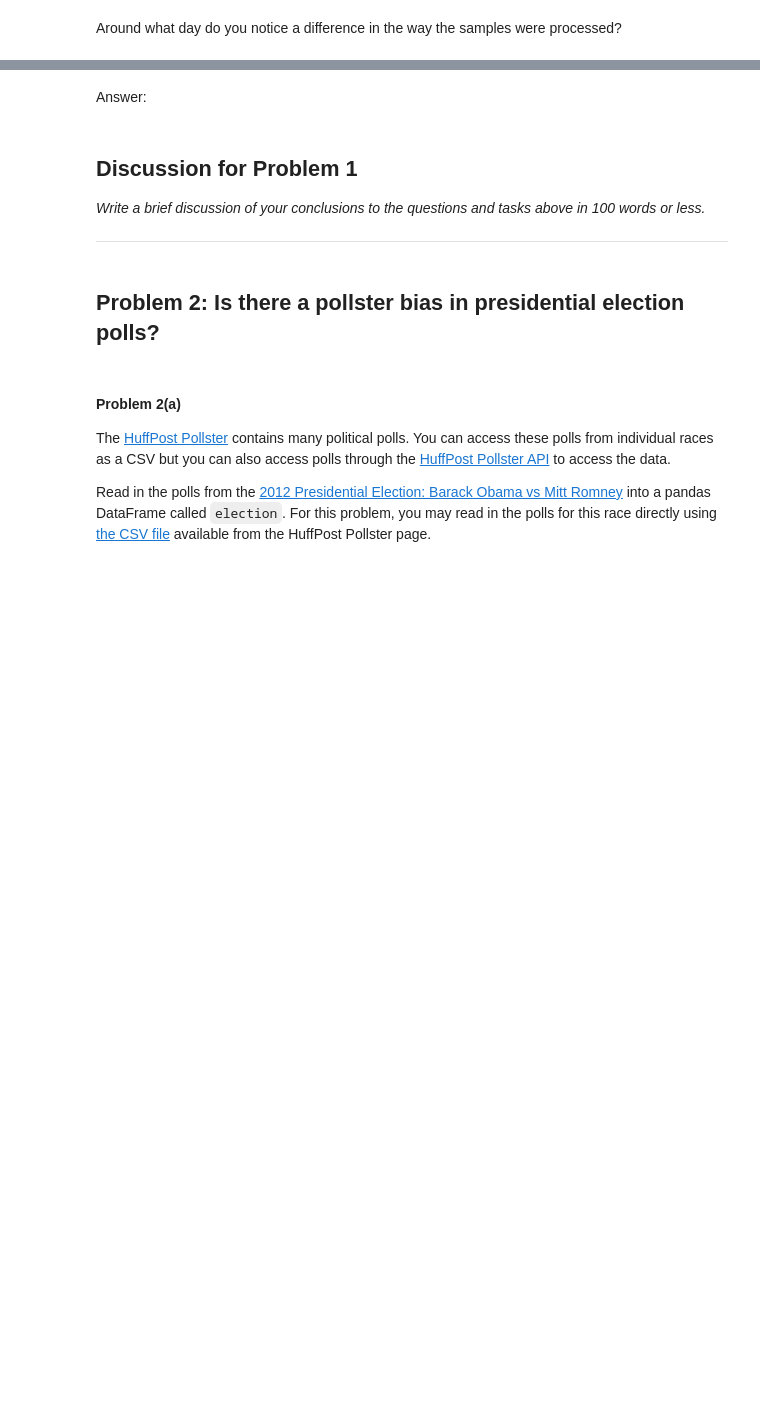
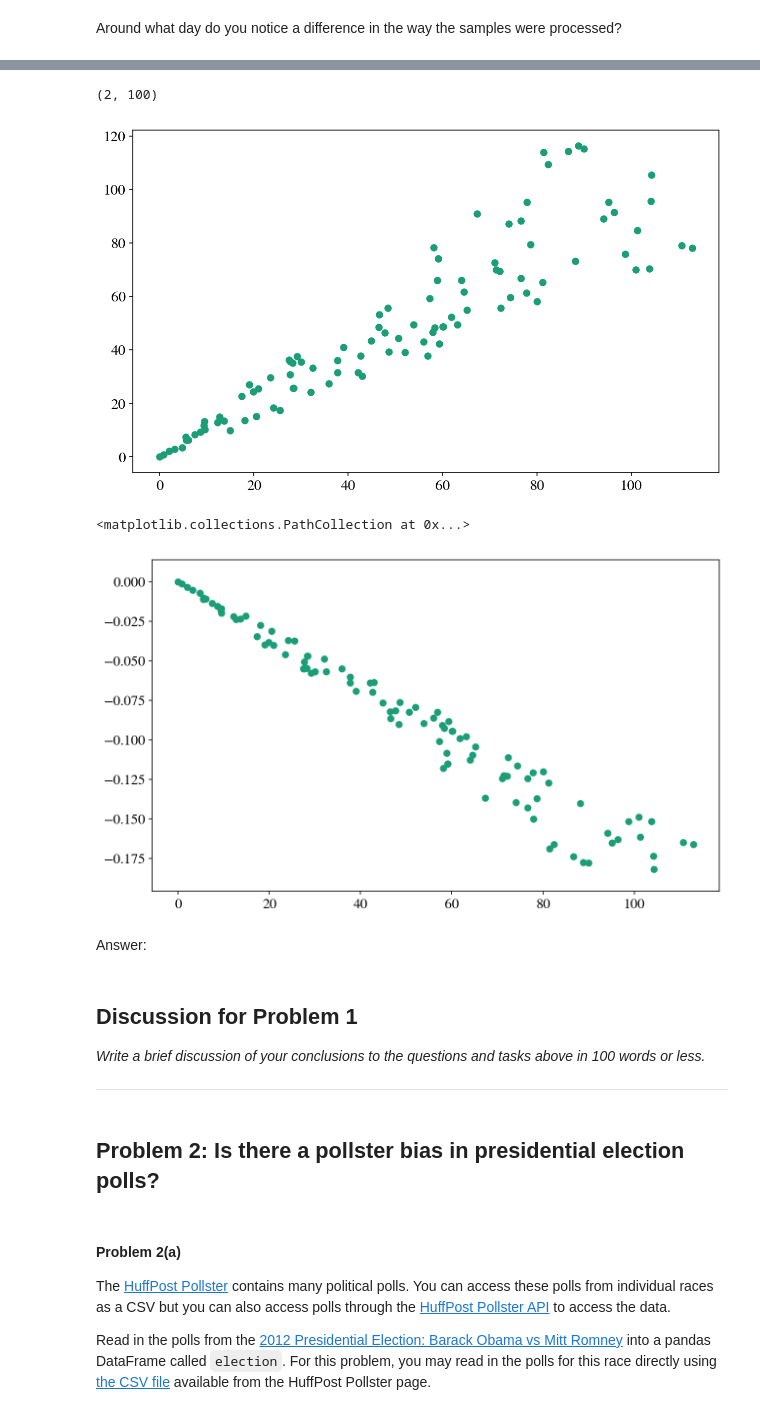
Before and after one commit to ShichengChen/cs109, a Jupyter notebook: 2014-master/homework/HW2.ipynb, the cells around one changed output, grey strips where cells are left out. Cells and saved outputs as stored; diff of their text form; code cells hidden in the pictures; blank space fills up the shorter version.

```diff
--- a/2014-master/homework/HW2.ipynb
+++ b/2014-master/homework/HW2.ipynb
@@ -46,6 +46,28 @@ import pandas as pd # pandas
 import matplotlib.pyplot as plt # module for plotting
 import datetime as dt # module for manipulating dates and times
 import numpy.linalg as lin # module for performing linear algebra operations
+# %%
+# special matplotlib argument for improved plots
+from matplotlib import rcParams
+
+#colorbrewer2 Dark2 qualitative color table
+dark2_colors = [(0.10588235294117647, 0.6196078431372549, 0.4666666666666667),
+                (0.8509803921568627, 0.37254901960784315, 0.00784313725490196),
+                (0.4588235294117647, 0.4392156862745098, 0.7019607843137254),
+                (0.9058823529411765, 0.1607843137254902, 0.5411764705882353),
+                (0.4, 0.6509803921568628, 0.11764705882352941),
+                (0.9019607843137255, 0.6705882352941176, 0.00784313725490196),
+                (0.6509803921568628, 0.4627450980392157, 0.11372549019607843)]
+
+rcParams['figure.figsize'] = (10, 6)
+rcParams['figure.dpi'] = 150
+rcParams['axes.color_cycle'] = dark2_colors
+rcParams['lines.linewidth'] = 2
+rcParams['axes.facecolor'] = 'white'
+rcParams['font.size'] = 14
+rcParams['patch.edgecolor'] = 'white'
+rcParams['patch.facecolor'] = dark2_colors[0]
+rcParams['font.family'] = 'StixGeneral'
 # %% [markdown]
 ## Problem 1
 
@@ -132,3 +297,19 @@ Around what day do you notice a difference in the way the samples were processed
+# %%
+from numpy import *
+a = np.arange(100) + (np.random.random(100) - 0.5) * np.arange(0,50,0.5)
+b = np.arange(100) + (np.random.random(100) - 0.5) * np.arange(0,50,0.5)
+c = array([a,b])
+print c.shape
+u,s,vt = np.linalg.svd(c)
+v = vt.T
+plt.scatter(a,b)
+plt.show()
+plt.scatter(a,v[:,0])
+# %% [output]
+(2, 100)
+[figure, added]
+<matplotlib.collections.PathCollection at 0x...>
+[figure, added]
 # %% [markdown]
 Answer:
 # %% [markdown]
```
Also changed, not shown: parts of 31 cells of this notebook, 19 other files.
